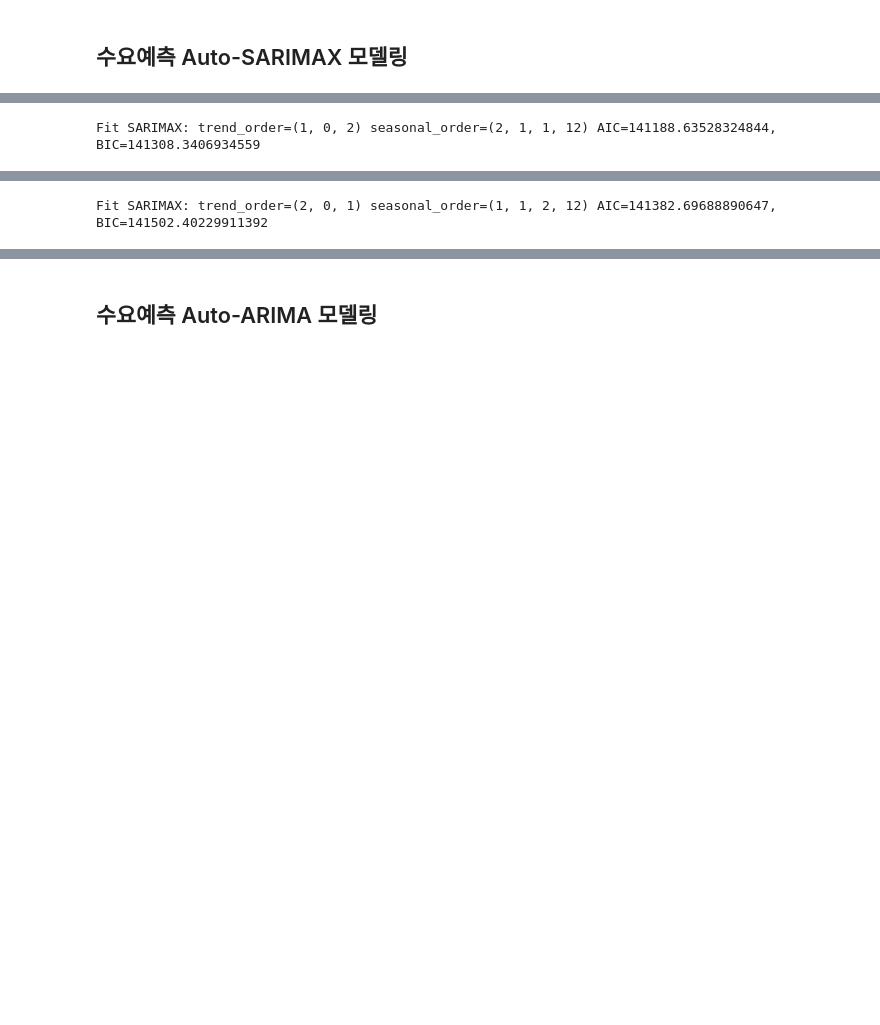
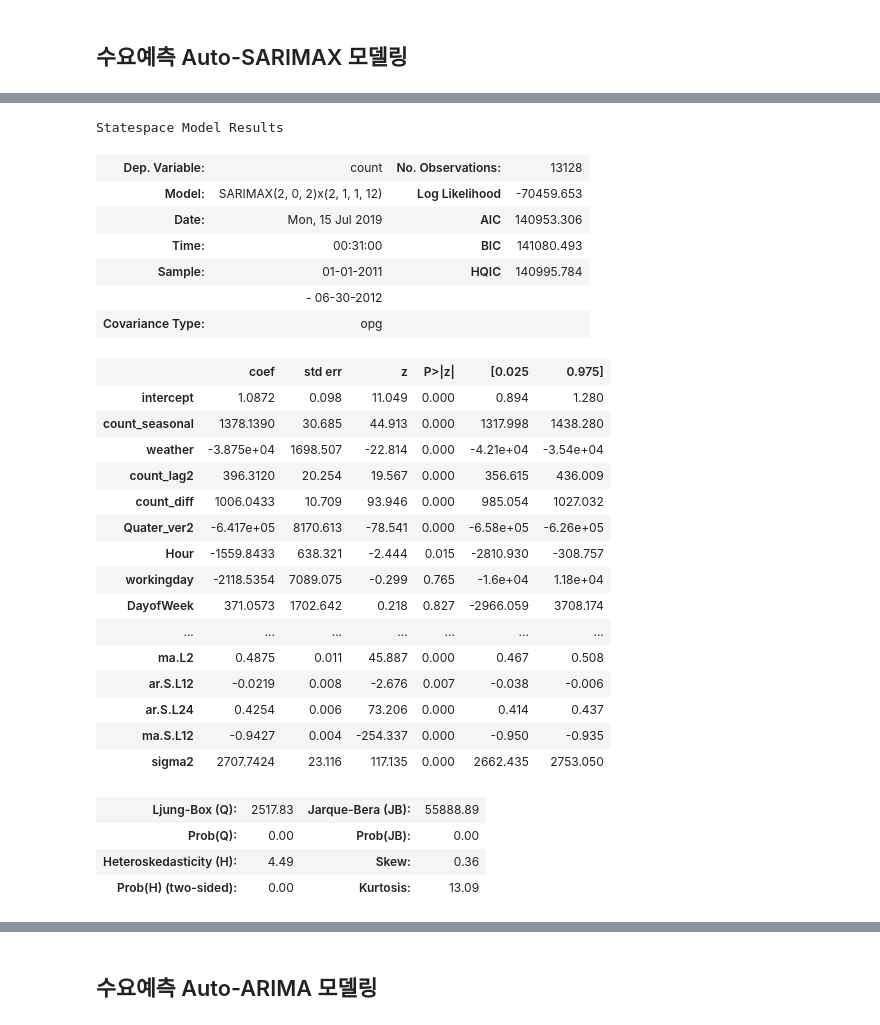
Before and after one commit to heycwkim/TimeSeriesAnalysis, a Jupyter notebook: Shared/Practice6_TimeSeries_Analysis_KK.ipynb, the cells around one changed output, grey strips where cells are left out. Cells and saved outputs as stored; diff of their text form; code cells hidden in the pictures; blank space fills up the shorter version.

```diff
--- a/Shared/Practice6_TimeSeries_Analysis_KK.ipynb
+++ b/Shared/Practice6_TimeSeries_Analysis_KK.ipynb
@@ -295,7 +616,42 @@ Warnings:
 # %% [markdown]
 ## 수요예측 Auto-SARIMAX 모델링
 # %%
+# Data Loading
+# location = 'https://raw.githubusercontent.com/cheonbi/DataScience/master/Data/Bike_Sharing_Demand_Full.csv'
+location = '../Data/Bike_Sharing_Demand_Full.csv'
+raw_all = pd.read_csv(location)
+
+# Feature Engineering
+raw_fe = feature_engineering(raw_all)
+### Reality ###
+target = ['count_trend', 'count_seasonal', 'count_Day', 'count_Week', 'count_diff']
+raw_feR = feature_engineering_year_duplicated(raw_fe, target)
+###############
+
+# Data Split
+# Confirm of input and output
+Y_colname = ['count']
+X_remove = ['datetime', 'DateTime', 'temp_group', 'casual', 'registered']
+X_colname = [x for x in raw_fe.columns if x not in Y_colname+X_remove]
+X_train_feR, X_test_feR, Y_train_feR, Y_test_feR = datasplit_ts(raw_feR, Y_colname, X_colname, '2012-07-01')
+### Reality ###
+target = ['count_lag1', 'count_lag2']
+X_test_feR = feature_engineering_lag_modified(Y_test_feR, X_test_feR, target)
+###############
+### Scaling ###
+X_train_feRS, X_test_feRS = feature_engineering_scaling(preprocessing.Normalizer(), X_train_feR, X_test_feR)
+###############
+### Multicollinearity ###
+print('Number_of_Total_X: ', len(X_train_feRS.columns))
+X_colname_vif = feature_engineering_XbyVIF(X_train_feRS, 12)
+print('Number_of_Selected_X: ', len(X_colname_vif))
+X_train_feRSM, X_test_feRSM = X_train_feRS[X_colname_vif].copy(), X_test_feRS[X_colname_vif].copy()
+#########################
+
 # 모델링
+## Additional Features
+exog_tr = X_train_feRSM[['count_seasonal', 'weather', 'count_lag2', 'count_diff', 'Quater_ver2', 'Hour', 'workingday', 'DayofWeek']]
+exog_te = X_test_feRSM[['count_seasonal', 'weather', 'count_lag2', 'count_diff', 'Quater_ver2', 'Hour', 'workingday', 'DayofWeek']]
 ## Parameter Setting
 p, q = range(1,3), range(1,3)
 d = range(0,1)
@@ -304,11 +660,7 @@ D = range(1,2)
 m = 12
 trend_pdq = list(product(p, d, q))
 seasonal_pdq = [(candi[0], candi[1], candi[2], m) for candi in list(product(P, D, Q))]
-## Auto-SARIMAX
-logarithm, differencing = False, False
-trend_diff_order, seasonal_diff_order = 0, 12
-exog_tr = X_train_feRSM[['count_seasonal', 'weather', 'count_lag2', 'count_diff', 'Quater_ver2', 'Hour', 'workingday', 'DayofWeek']]
-exog_te = X_test_feRSM[['count_seasonal', 'weather', 'count_lag2', 'count_diff', 'Quater_ver2', 'Hour', 'workingday', 'DayofWeek']]
+## SARIMAX
 AIC = []
 SARIMAX_order = []
 for trend_param in tqdm(trend_pdq):
@@ -331,15 +683,6 @@ display(fit_ts_sarimax.summary())
 pred_tr_ts_sarimax = fit_ts_sarimax.predict()
 pred_te_ts_sarimax = fit_ts_sarimax.get_forecast(len(Y_test_feR), exog=exog_te).predicted_mean
 pred_te_ts_sarimax_ci = fit_ts_sarimax.get_forecast(len(Y_test_feR), exog=exog_te).conf_int()
-## 비정상성으로 변환
-if logarithm:
-    Y_train = np.exp(Y_train_feR).copy()
-    Y_test = np.exp(Y_test_feR).copy()
-    pred_tr_ts_sarimax = np.exp(pred_tr_ts_sarimax).copy()
-    pred_te_ts_sarimax = np.exp(pred_te_ts_sarimax).copy()
-    pred_te_ts_sarimax_ci = np.exp(pred_te_ts_sarimax_ci).copy()
-if differencing:
-    pred_tr_ts_sarimax = np.cumsum(pred_tr_ts_sarimax).copy()
 
 # 검증
 Score_ts_sarimax, Resid_tr_ts_sarimax, Resid_te_ts_sarimax = evaluation_trte(Y_train_feR, pred_tr_ts_sarimax,
@@ -366 +725,28 @@ Fit SARIMAX: trend_order=(1, 0, 2) seasonal_order=(1, 1, 2, 12) AIC=141381.17868
-Fit SARIMAX: trend_order=(1, 0, 2) seasonal_order=(2, 1, 1, 12) AIC=141188.63528324844, BIC=141308.3406934559
+Statespace Model Results
+| Dep. Variable: | count | No. Observations: | 13128 |
+| Model: | SARIMAX(2, 0, 2)x(2, 1, 1, 12) | Log Likelihood | -70459.653 |
+| Date: | Mon, 15 Jul 2019 | AIC | 140953.306 |
+| Time: | 00:31:00 | BIC | 141080.493 |
+| Sample: | 01-01-2011 | HQIC | 140995.784 |
+|  | - 06-30-2012 |  |  |
+| Covariance Type: | opg |  |  |
+|  | coef | std err | z | P>|z| | [0.025 | 0.975] |
+| intercept | 1.0872 | 0.098 | 11.049 | 0.000 | 0.894 | 1.280 |
+| count_seasonal | 1378.1390 | 30.685 | 44.913 | 0.000 | 1317.998 | 1438.280 |
+| weather | -3.875e+04 | 1698.507 | -22.814 | 0.000 | -4.21e+04 | -3.54e+04 |
+| count_lag2 | 396.3120 | 20.254 | 19.567 | 0.000 | 356.615 | 436.009 |
+| count_diff | 1006.0433 | 10.709 | 93.946 | 0.000 | 985.054 | 1027.032 |
+| Quater_ver2 | -6.417e+05 | 8170.613 | -78.541 | 0.000 | -6.58e+05 | -6.26e+05 |
+| Hour | -1559.8433 | 638.321 | -2.444 | 0.015 | -2810.930 | -308.757 |
+| workingday | -2118.5354 | 7089.075 | -0.299 | 0.765 | -1.6e+04 | 1.18e+04 |
+| DayofWeek | 371.0573 | 1702.642 | 0.218 | 0.827 | -2966.059 | 3708.174 |
+| ... | ... | ... | ... | ... | ... | ... |
+| ma.L2 | 0.4875 | 0.011 | 45.887 | 0.000 | 0.467 | 0.508 |
+| ar.S.L12 | -0.0219 | 0.008 | -2.676 | 0.007 | -0.038 | -0.006 |
+| ar.S.L24 | 0.4254 | 0.006 | 73.206 | 0.000 | 0.414 | 0.437 |
+| ma.S.L12 | -0.9427 | 0.004 | -254.337 | 0.000 | -0.950 | -0.935 |
+| sigma2 | 2707.7424 | 23.116 | 117.135 | 0.000 | 2662.435 | 2753.050 |
+| Ljung-Box (Q): | 2517.83 | Jarque-Bera (JB): | 55888.89 |
+| Prob(Q): | 0.00 | Prob(JB): | 0.00 |
+| Heteroskedasticity (H): | 4.49 | Skew: | 0.36 |
+| Prob(H) (two-sided): | 0.00 | Kurtosis: | 13.09 |
@@ -369 +759,0 @@ Fit SARIMAX: trend_order=(2, 0, 1) seasonal_order=(1, 1, 1, 12) AIC=142430.59254
-Fit SARIMAX: trend_order=(2, 0, 1) seasonal_order=(1, 1, 2, 12) AIC=141382.69688890647, BIC=141502.40229911392
```
Also changed, not shown: parts of 16 cells of this notebook, 3 other files.
